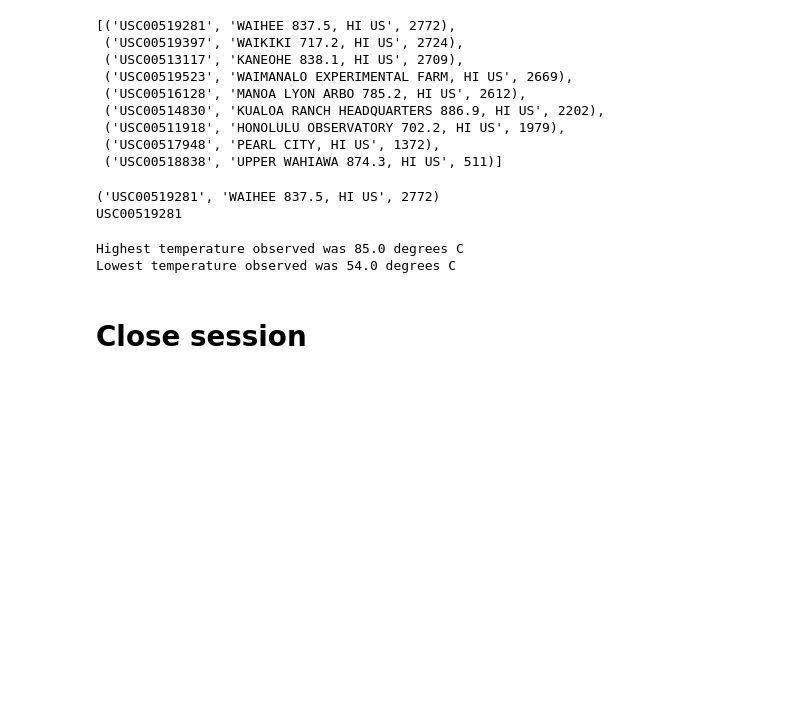
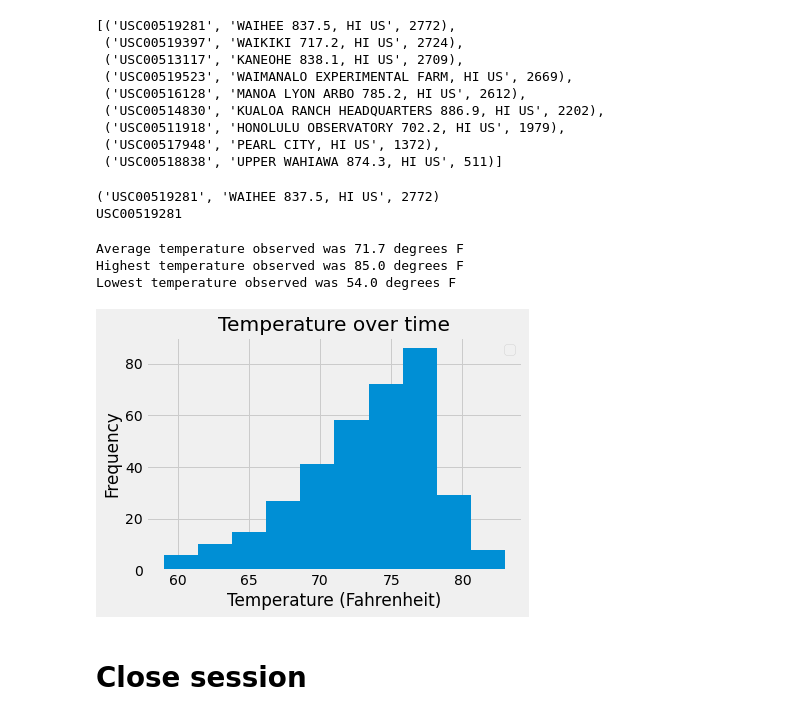
Before and after one commit to Lehmanc92/SQLAlchemy-Chellenge, a Jupyter notebook: climate_starter.ipynb, the cells around one changed output. Cells and saved outputs as stored; diff of their text form; code cells hidden in the pictures; blank space fills up the shorter version.

```diff
--- a/climate_starter.ipynb
+++ b/climate_starter.ipynb
@@ -140,14 +142,36 @@ USC00519281
 # Using the most active station id from the previous query, calculate the lowest, highest, and average temperature.
 query = session.query(Measurement.station, Measurement.tobs).filter(Measurement.station == most_active).order_by(Measurement.tobs.desc()).all()
 
-print(f'Highest temperature observed was {query[0][1]} degrees C')
-print(f'Lowest temperature observed was {query[-1][1]} degrees C')
+highest_temp = query[0][1]
+lowest_temp = query[-1][1]
+
+avg_temp_row = session.query(Measurement.station, Measurement.tobs, func.avg(Measurement.tobs)).filter(Measurement.station == most_active).all()
+avg_temp = round(avg_temp_row[0][2],1)
+
+print(f'Average temperature observed was {avg_temp} degrees F')
+print(f'Highest temperature observed was {highest_temp} degrees F')
+print(f'Lowest temperature observed was {lowest_temp} degrees F')
 # %% [output]
-Highest temperature observed was 85.0 degrees C
-Lowest temperature observed was 54.0 degrees C
+Average temperature observed was 71.7 degrees F
+Highest temperature observed was 85.0 degrees F
+Lowest temperature observed was 54.0 degrees F
 # %%
 # Using the most active station id
 # Query the last 12 months of temperature observation data for this station and plot the results as a histogram
+temp_date_hist = session.query(Measurement.station, Measurement.date, Measurement.tobs).filter(Measurement.station == most_active).filter(Measurement.date >= start_date).order_by(Measurement.date).all()
+
+# plt.hist(temp_date_hist[0:][1], temp_date_hist[0:][2])
+
+hist_df = pd.DataFrame(temp_date_hist, columns = ['Station', 'Date', 'Temperature']).set_index('Station')
+
+hist_df.plot.hist()
+plt.title("Temperature over time")
+plt.legend('')
+plt.xlabel("Temperature (Fahrenheit)")
+
+plt.show()
+# %% [output]
+[figure, added]
 # %% [markdown]
 # Close session
 # %%
```
Also changed, not shown: parts of 1 cell of this notebook.
